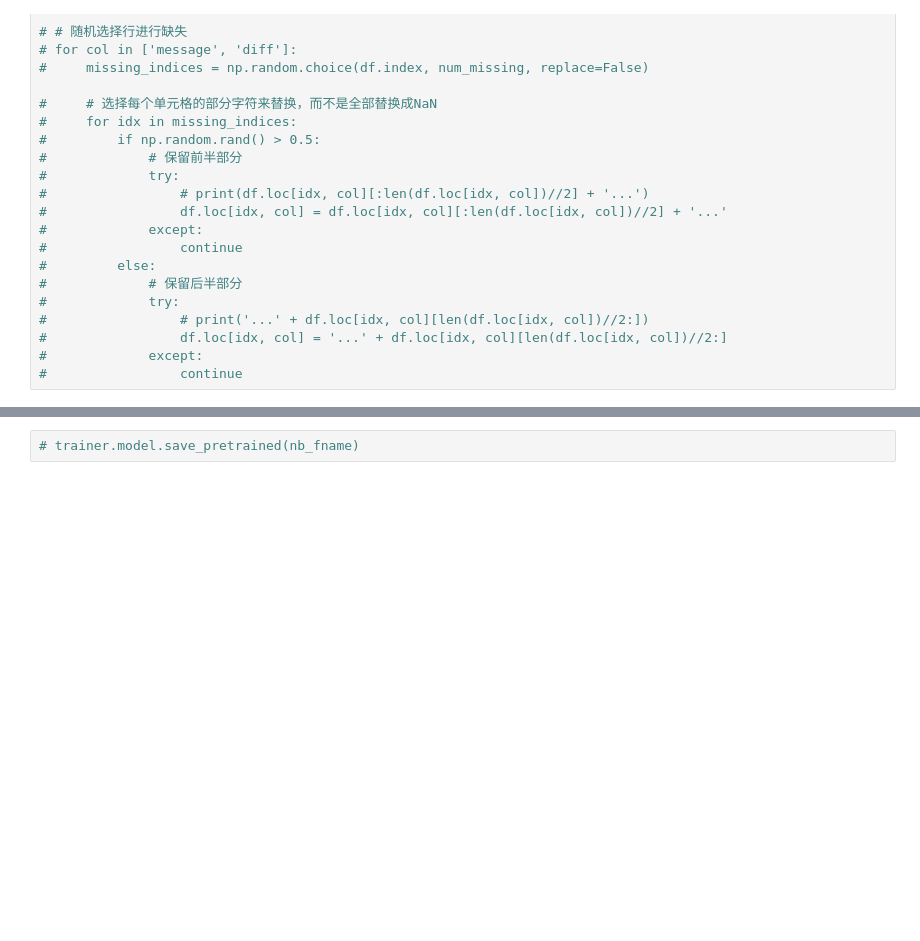
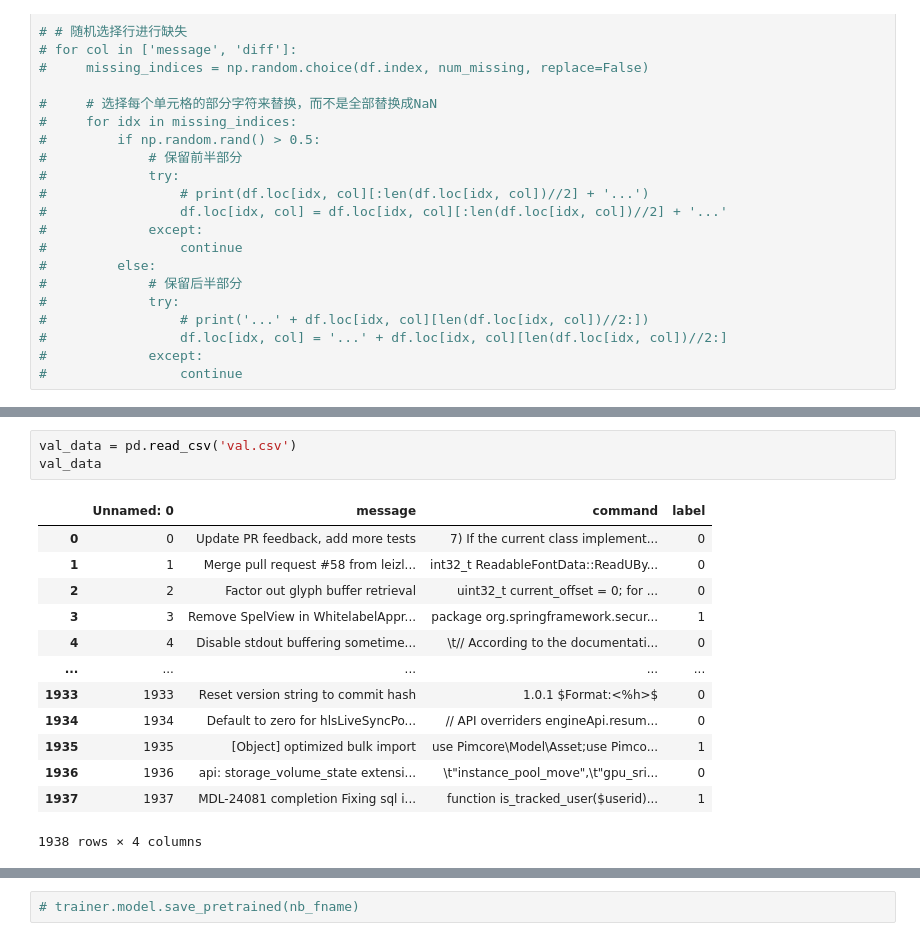
Before and after one commit to AppleMax1992/ensemble_commit, a Jupyter notebook: main-MOE-best-PR.ipynb, the cells around one changed output, grey strips where cells are left out. Cells and saved outputs as stored; diff of their text form; blank space fills up the shorter version.

```diff
--- a/main-MOE-best-PR.ipynb
+++ b/main-MOE-best-PR.ipynb
@@ -128 +152,18 @@ Some weights of the model checkpoint at /root/autodl-tmp/models/bert-base-cased
+# %%
+val_data = pd.read_csv('val.csv')
+val_data
+# %% [output]
+|  | Unnamed: 0 | message | command | label |
+| 0 | 0 | Update PR feedback, add more tests | 7) If the current class implement... | 0 |
+| 1 | 1 | Merge pull request #58 from leizl... | int32_t ReadableFontData::ReadUBy... | 0 |
+| 2 | 2 | Factor out glyph buffer retrieval | uint32_t current_offset = 0; for ... | 0 |
+| 3 | 3 | Remove SpelView in WhitelabelAppr... | package org.springframework.secur... | 1 |
+| 4 | 4 | Disable stdout buffering sometime... | \t// According to the documentati... | 0 |
+| ... | ... | ... | ... | ... |
+| 1933 | 1933 | Reset version string to commit hash | 1.0.1 $Format:<%h>$ | 0 |
+| 1934 | 1934 | Default to zero for hlsLiveSyncPo... | // API overriders engineApi.resum... | 0 |
+| 1935 | 1935 | [Object] optimized bulk import | use Pimcore\Model\Asset;use Pimco... | 1 |
+| 1936 | 1936 | api: storage_volume_state extensi... | \t"instance_pool_move",\t"gpu_sri... | 0 |
+| 1937 | 1937 | MDL-24081 completion Fixing sql i... | function is_tracked_user($userid)... | 1 |
+1938 rows × 4 columns
 # %%
```
Also changed, not shown: parts of 21 cells of this notebook, 4 other files.
